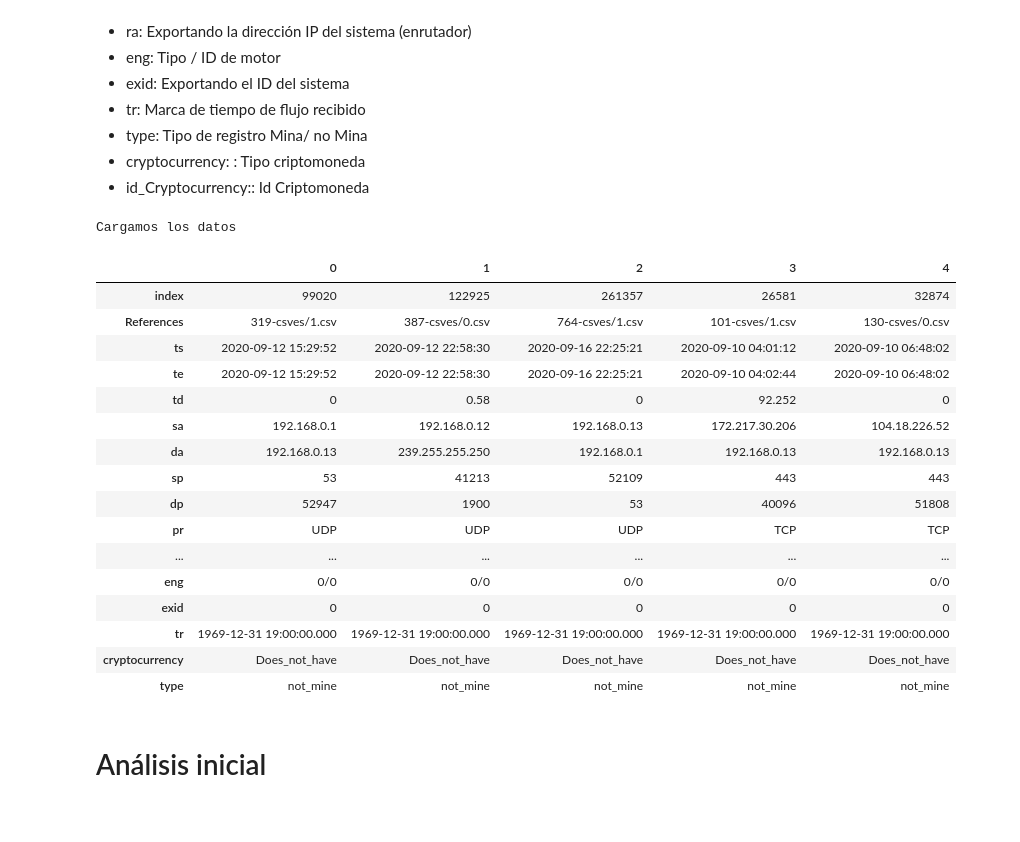
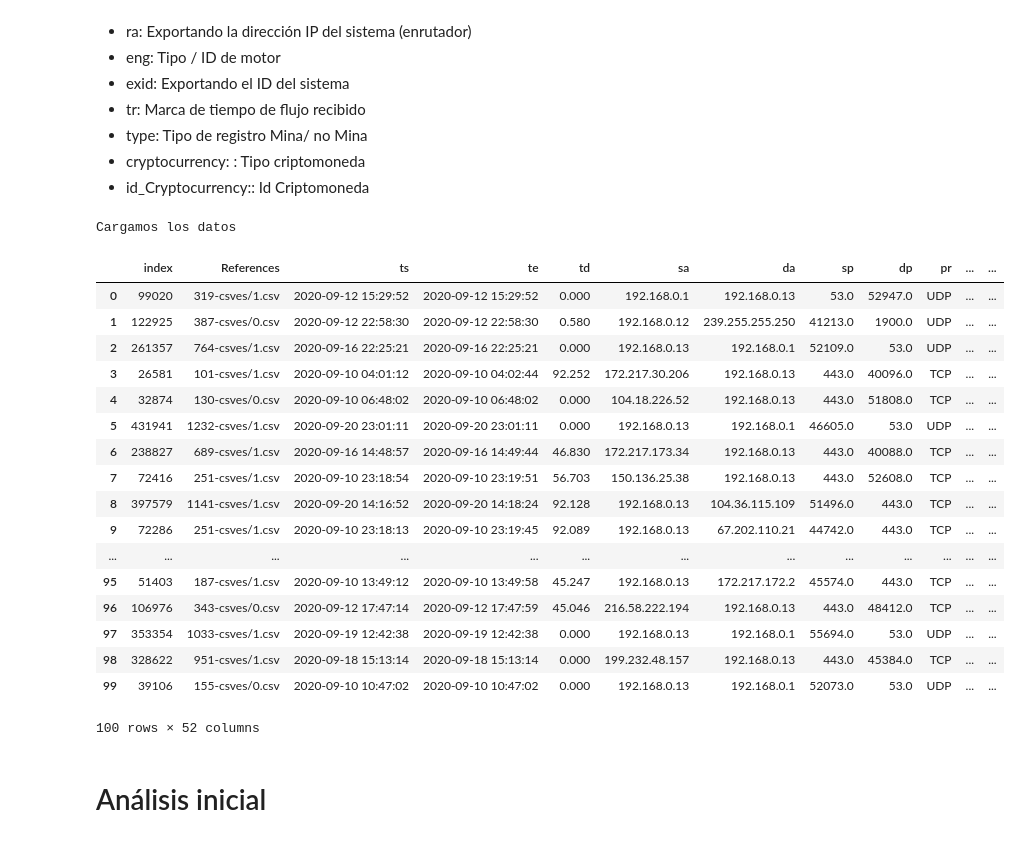
Before and after one commit to Kaiziferr/-Miner_Detector, a Jupyter notebook: PDG/1. Analysis_Univariado_Netflow.ipynb, the cells around one changed output. Saved outputs shown, nothing was run; the diff lists cells and outputs as text; code cells hidden in the pictures.

```diff
--- a/PDG/1. Analysis_Univariado_Netflow.ipynb
+++ b/PDG/1. Analysis_Univariado_Netflow.ipynb
@@ -173,25 +185,26 @@ def made_frequency_table_B(x,date,m):
 # %%
 print(colored(f'Cargamos los datos', attrs=['bold']))
 data = pd.read_csv('./dataA.csv')
-data.head().T
+data.head(100)
 # %% [output]
 Cargamos los datos
-|  | 0 | 1 | 2 | 3 | 4 |
-| index | 99020 | 122925 | 261357 | 26581 | 32874 |
-| References | 319-csves/1.csv | 387-csves/0.csv | 764-csves/1.csv | 101-csves/1.csv | 130-csves/0.csv |
-| ts | 2020-09-12 15:29:52 | 2020-09-12 22:58:30 | 2020-09-16 22:25:21 | 2020-09-10 04:01:12 | 2020-09-10 06:48:02 |
-| te | 2020-09-12 15:29:52 | 2020-09-12 22:58:30 | 2020-09-16 22:25:21 | 2020-09-10 04:02:44 | 2020-09-10 06:48:02 |
-| td | 0 | 0.58 | 0 | 92.252 | 0 |
-| sa | 192.168.0.1 | 192.168.0.12 | 192.168.0.13 | 172.217.30.206 | 104.18.226.52 |
-| da | 192.168.0.13 | 239.255.255.250 | 192.168.0.1 | 192.168.0.13 | 192.168.0.13 |
-| sp | 53 | 41213 | 52109 | 443 | 443 |
-| dp | 52947 | 1900 | 53 | 40096 | 51808 |
-| pr | UDP | UDP | UDP | TCP | TCP |
-| ... | ... | ... | ... | ... | ... |
-| eng | 0/0 | 0/0 | 0/0 | 0/0 | 0/0 |
-| exid | 0 | 0 | 0 | 0 | 0 |
-| tr | 1969-12-31 19:00:00.000 | 1969-12-31 19:00:00.000 | 1969-12-31 19:00:00.000 | 1969-12-31 19:00:00.000 | 1969-12-31 19:00:00.000 |
-| cryptocurrency | Does_not_have | Does_not_have | Does_not_have | Does_not_have | Does_not_have |
-| type | not_mine | not_mine | not_mine | not_mine | not_mine |
+|  | index | References | ts | te | td | sa | da | sp | dp | pr | ... | ... |
+| 0 | 99020 | 319-csves/1.csv | 2020-09-12 15:29:52 | 2020-09-12 15:29:52 | 0.000 | 192.168.0.1 | 192.168.0.13 | 53.0 | 52947.0 | UDP | ... | ... |
+| 1 | 122925 | 387-csves/0.csv | 2020-09-12 22:58:30 | 2020-09-12 22:58:30 | 0.580 | 192.168.0.12 | 239.255.255.250 | 41213.0 | 1900.0 | UDP | ... | ... |
+| 2 | 261357 | 764-csves/1.csv | 2020-09-16 22:25:21 | 2020-09-16 22:25:21 | 0.000 | 192.168.0.13 | 192.168.0.1 | 52109.0 | 53.0 | UDP | ... | ... |
+| 3 | 26581 | 101-csves/1.csv | 2020-09-10 04:01:12 | 2020-09-10 04:02:44 | 92.252 | 172.217.30.206 | 192.168.0.13 | 443.0 | 40096.0 | TCP | ... | ... |
+| 4 | 32874 | 130-csves/0.csv | 2020-09-10 06:48:02 | 2020-09-10 06:48:02 | 0.000 | 104.18.226.52 | 192.168.0.13 | 443.0 | 51808.0 | TCP | ... | ... |
+| 5 | 431941 | 1232-csves/1.csv | 2020-09-20 23:01:11 | 2020-09-20 23:01:11 | 0.000 | 192.168.0.13 | 192.168.0.1 | 46605.0 | 53.0 | UDP | ... | ... |
+| 6 | 238827 | 689-csves/1.csv | 2020-09-16 14:48:57 | 2020-09-16 14:49:44 | 46.830 | 172.217.173.34 | 192.168.0.13 | 443.0 | 40088.0 | TCP | ... | ... |
+| 7 | 72416 | 251-csves/1.csv | 2020-09-10 23:18:54 | 2020-09-10 23:19:51 | 56.703 | 150.136.25.38 | 192.168.0.13 | 443.0 | 52608.0 | TCP | ... | ... |
+| 8 | 397579 | 1141-csves/1.csv | 2020-09-20 14:16:52 | 2020-09-20 14:18:24 | 92.128 | 192.168.0.13 | 104.36.115.109 | 51496.0 | 443.0 | TCP | ... | ... |
+| 9 | 72286 | 251-csves/1.csv | 2020-09-10 23:18:13 | 2020-09-10 23:19:45 | 92.089 | 192.168.0.13 | 67.202.110.21 | 44742.0 | 443.0 | TCP | ... | ... |
+| ... | ... | ... | ... | ... | ... | ... | ... | ... | ... | ... | ... | ... |
+| 95 | 51403 | 187-csves/1.csv | 2020-09-10 13:49:12 | 2020-09-10 13:49:58 | 45.247 | 192.168.0.13 | 172.217.172.2 | 45574.0 | 443.0 | TCP | ... | ... |
+| 96 | 106976 | 343-csves/0.csv | 2020-09-12 17:47:14 | 2020-09-12 17:47:59 | 45.046 | 216.58.222.194 | 192.168.0.13 | 443.0 | 48412.0 | TCP | ... | ... |
+| 97 | 353354 | 1033-csves/1.csv | 2020-09-19 12:42:38 | 2020-09-19 12:42:38 | 0.000 | 192.168.0.13 | 192.168.0.1 | 55694.0 | 53.0 | UDP | ... | ... |
+| 98 | 328622 | 951-csves/1.csv | 2020-09-18 15:13:14 | 2020-09-18 15:13:14 | 0.000 | 199.232.48.157 | 192.168.0.13 | 443.0 | 45384.0 | TCP | ... | ... |
+| 99 | 39106 | 155-csves/0.csv | 2020-09-10 10:47:02 | 2020-09-10 10:47:02 | 0.000 | 192.168.0.13 | 192.168.0.1 | 52073.0 | 53.0 | UDP | ... | ... |
+100 rows × 52 columns
 # %% [markdown]
 # Análisis inicial
```
Also changed, not shown: parts of 58 cells of this notebook, 1 other file.
